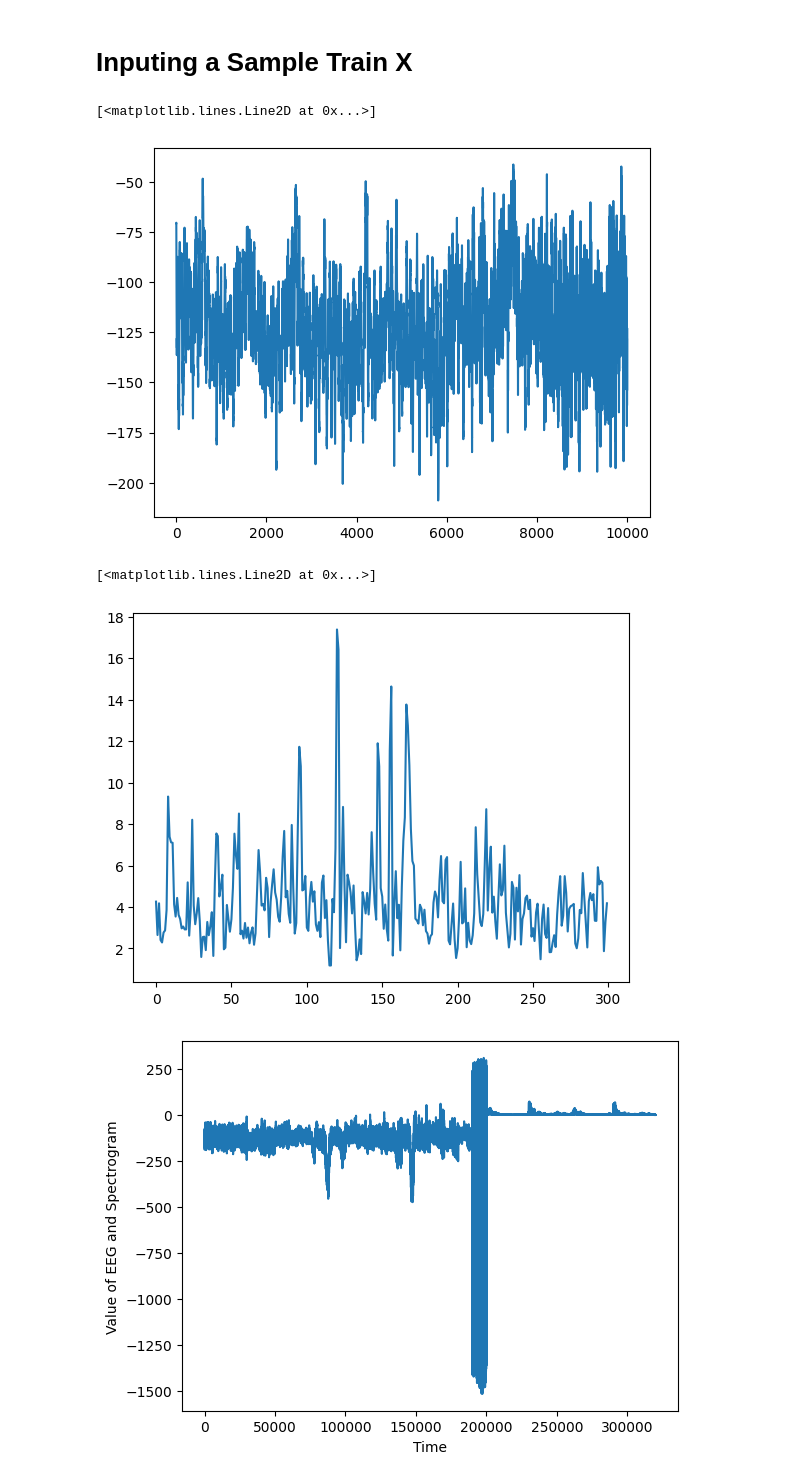
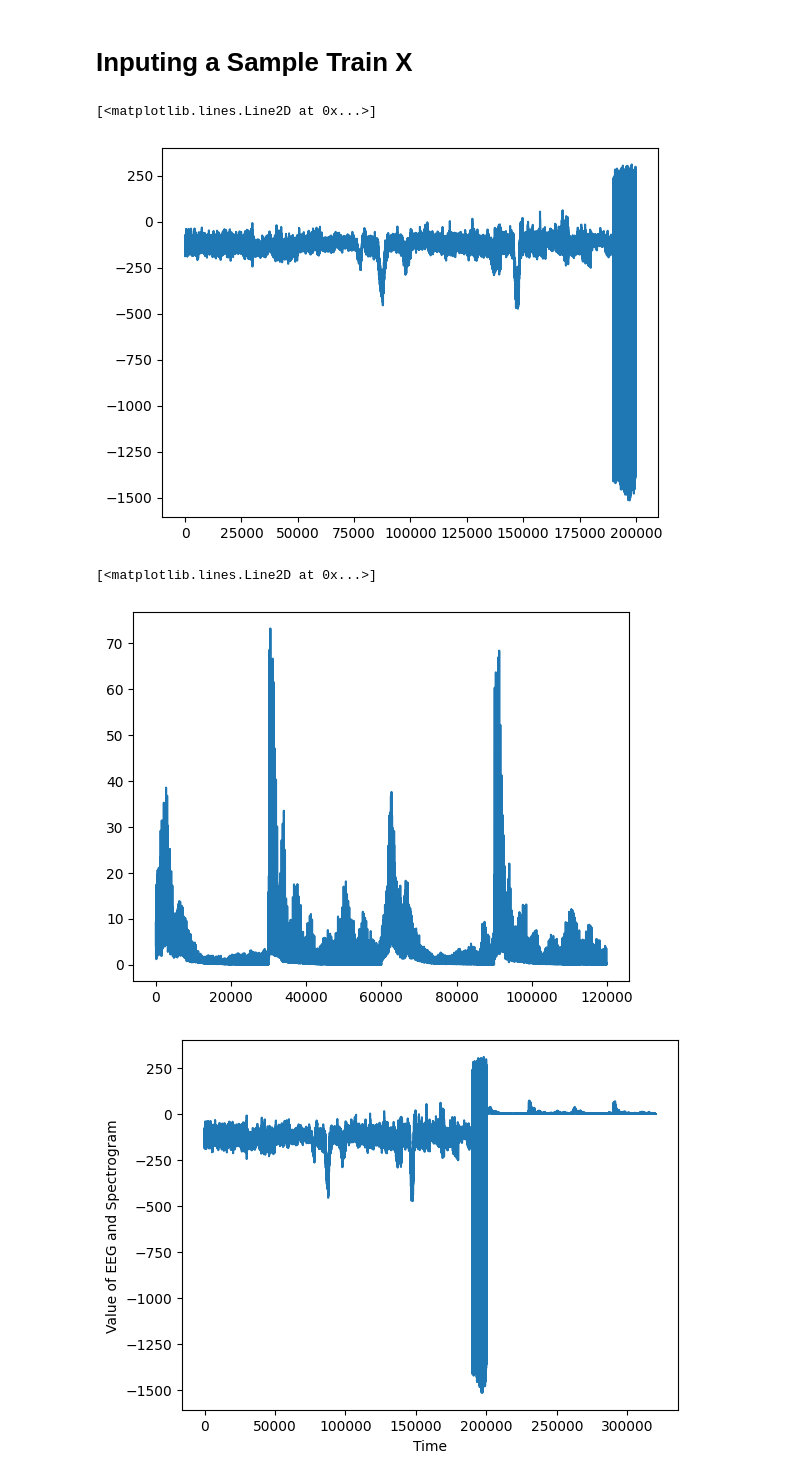
Before and after one commit to AnikaitLakhotia/harmful-brain-activity, a Jupyter notebook: harmful_brain_activity.ipynb, the cells around one changed output. Drawn from its saved outputs; the diff is of its cells as text; code cells hidden in the pictures.

```diff
--- a/harmful_brain_activity.ipynb
+++ b/harmful_brain_activity.ipynb
@@ -44,20 +44,24 @@ spectrogram = pd.read_parquet(TRAIN_SPECTROGRAMS + f'{spectrogram_id}.parquet')
 # %%
 # Takes the 50 second sample of the eeg data
 eeg = eeg.loc[eeg_label_offset_seconds : eeg_label_offset_seconds + eeg_duration - 1,]
-eeg = eeg.to_numpy()
+eeg = eeg.to_numpy().T.flatten()
+eeg = eeg.tolist()
+
 # Each row represents a time point with all the node.
 # Each column represents a node at all time points one by one.
-plt.plot(eeg[:,1])
+plt.plot(eeg)
 # %% [output]
 [<matplotlib.lines.Line2D at 0x...>]
-[figure, old version]
+[figure, new version]
 # %%
 # Takes the 10 minute sample of the spectrogram data
 spectrogram = spectrogram.loc[spectrogram_label_offset_seconds : spectrogram_label_offset_seconds + spectrogram_duration - 1,]
-spectrogram = spectrogram.to_numpy()[:,1:] # Removing the time column
+spectrogram = spectrogram.to_numpy()[:,1:].T.flatten() # Removing the time column
+spectrogram = spectrogram.tolist()
+
 # Each row represents a time point with all the frequency.
 # Each column represents a frequency at all time points one by one.
-plt.plot(spectrogram[:,0])
+plt.plot(spectrogram)
 # %% [output]
 [<matplotlib.lines.Line2D at 0x...>]
-[figure, old version]
+[figure, new version]
```
Also changed, not shown: parts of 10 cells of this notebook, 1 other file.
